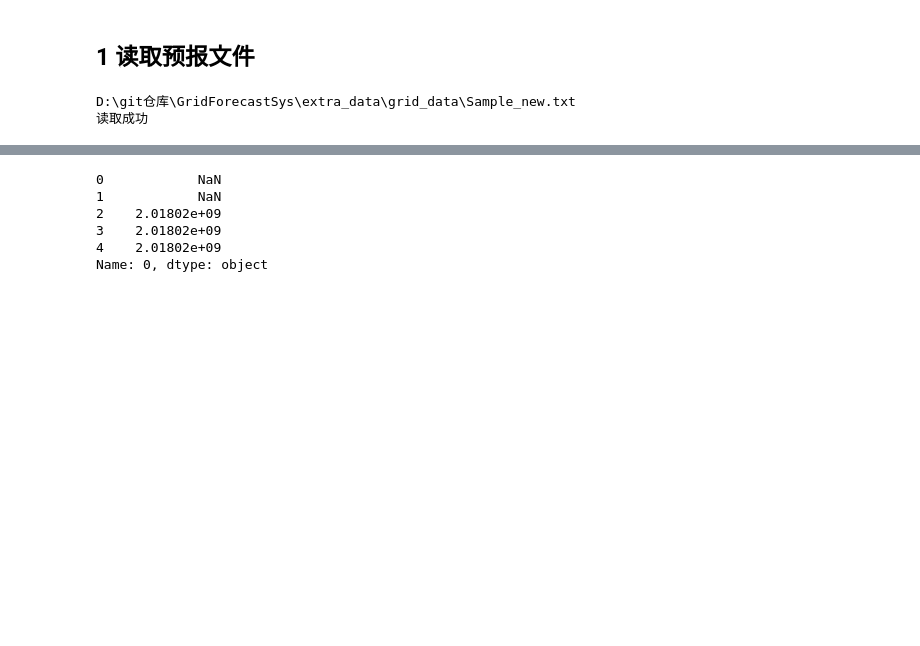
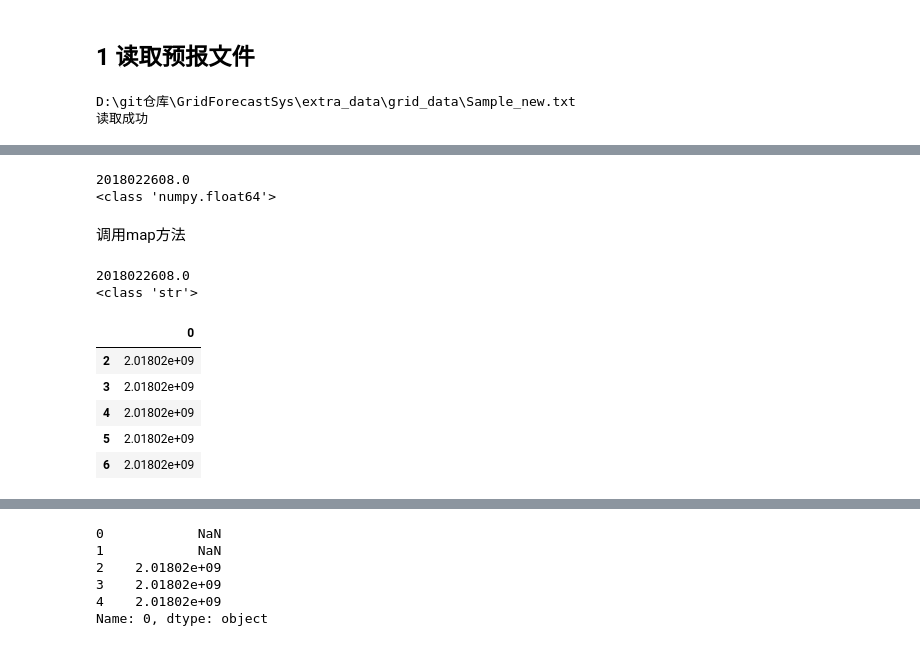
Before and after one commit to evaseemefly/GridForecastSys, a Jupyter notebook: byjupyter/02-读取72小时预报文件.ipynb, the cells around one changed output, grey strips where cells are left out. Drawn from its saved outputs; the diff is of its cells as text; code cells hidden in the pictures; blank space fills up the shorter version.

```diff
--- a/byjupyter/读取72小时预报文件.ipynb
+++ b/byjupyter/02-读取72小时预报文件.ipynb
@@ -22,0 +36,2 @@ D:\git仓库\GridForecastSys\extra_data\grid_data\Sample_new.txt
+# %%
+columns_date=data.iloc[0]
@@ -104,0 +112,5 @@ columns_date.dropna()
+# %%
+# 转成list
+columns_date_notnan=columns_date[columns_date.notnull()]
+columns_date_notnan.head()
+# columns_date_convert
@@ -105,3 +160,27 @@ columns_date.dropna()
+# %%
+print(columns_date_notnan.values[0])
+print(type(columns_date_notnan.values[0]))
+# %% [output]
+2018022608.0
+<class 'numpy.float64'>
+# %% [markdown]
+调用map方法
+# %%
+columns_date_notnan_convert=columns_date_notnan.map(str)
+print(columns_date_notnan_convert.values[0])
+print(type(columns_date_notnan_convert.values[0]))
+# %% [output]
+2018022608.0
+<class 'str'>
+# %%
+columns_date_notnan.to_frame().head()
+# %% [output]
+|  | 0 |
+| 2 | 2.01802e+09 |
+| 3 | 2.01802e+09 |
+| 4 | 2.01802e+09 |
+| 5 | 2.01802e+09 |
+| 6 | 2.01802e+09 |
 # %%
 data.head()
 # %% [output]
```
Also changed, not shown: parts of 26 cells of this notebook, 1 other file.
